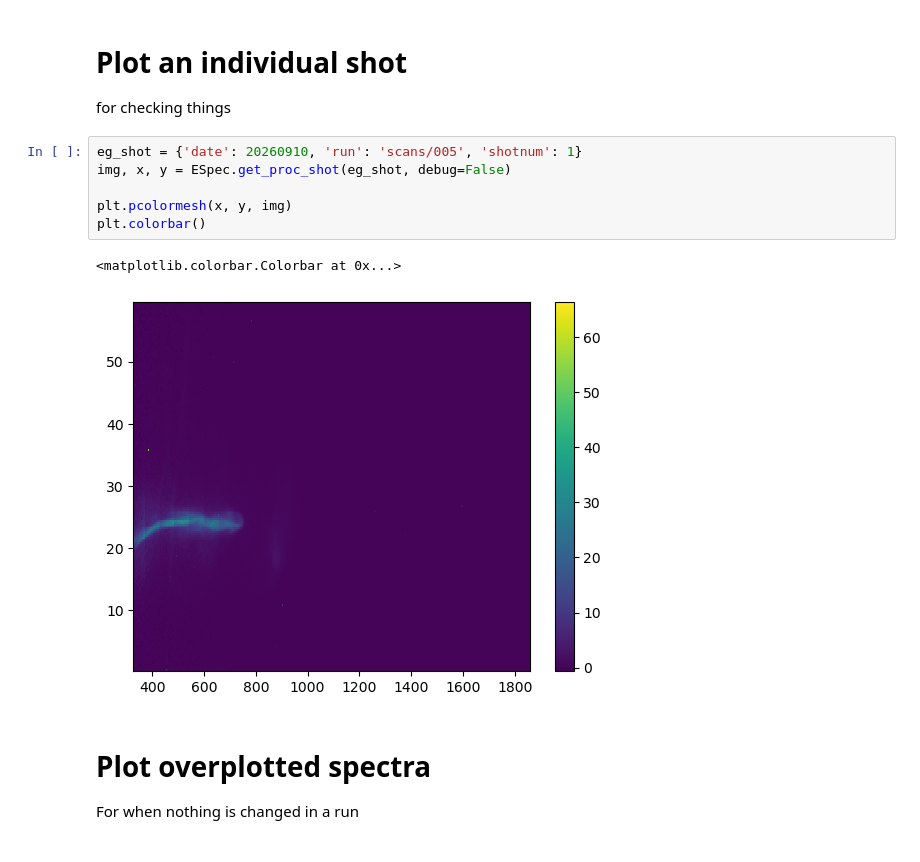
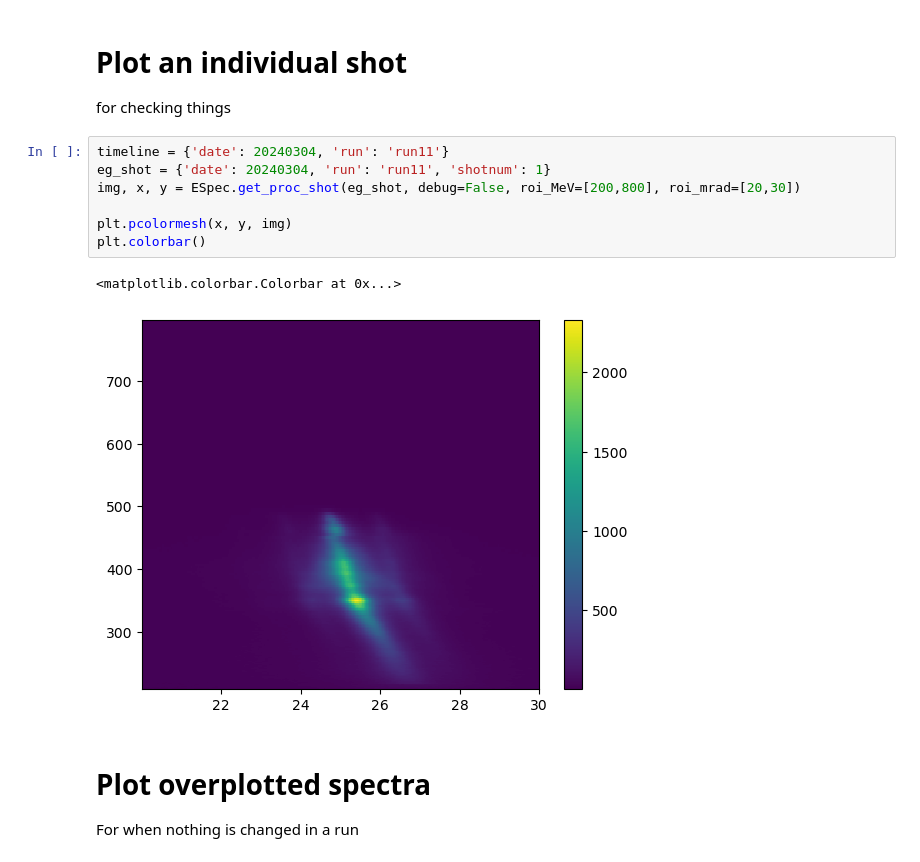
Before and after one commit to cmcanespie01/Gemini_cells_2024, a Jupyter notebook: scripts/ESpec/Espec_plotting.ipynb, the cells around one changed output. Saved outputs shown, nothing was run; the diff lists cells and outputs as text.

```diff
--- a/scripts/ESpec/Espec_plotting.ipynb
+++ b/scripts/ESpec/Espec_plotting.ipynb
@@ -83,14 +59,15 @@ ValueError: array of sample points is empty
 
 for checking things
 # %%
-eg_shot = {'date': 20260910, 'run': 'scans/005', 'shotnum': 1}
-img, x, y = ESpec.get_proc_shot(eg_shot, debug=False)
+timeline = {'date': 20240304, 'run': 'run11'}
+eg_shot = {'date': 20240304, 'run': 'run11', 'shotnum': 1}
+img, x, y = ESpec.get_proc_shot(eg_shot, debug=False, roi_MeV=[200,800], roi_mrad=[20,30])
 
 plt.pcolormesh(x, y, img)
 plt.colorbar()
 # %% [output]
 <matplotlib.colorbar.Colorbar at 0x...>
-[figure, old version]
+[figure, new version]
 # %% [markdown]
 # Plot overplotted spectra
 
```
Also changed, not shown: parts of 5 cells of this notebook, 9 other files.
